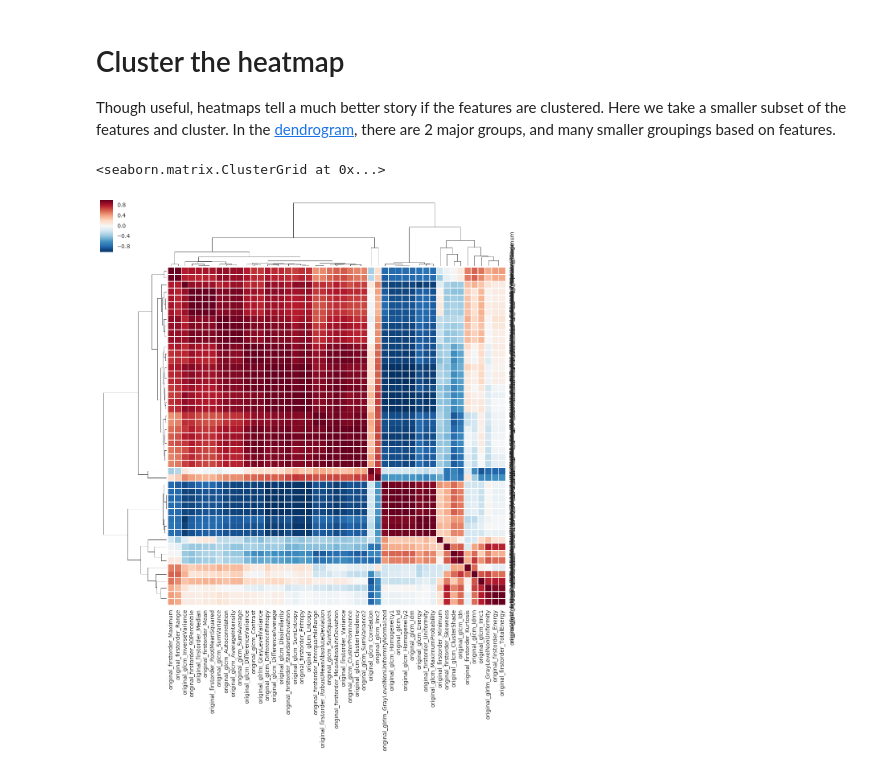
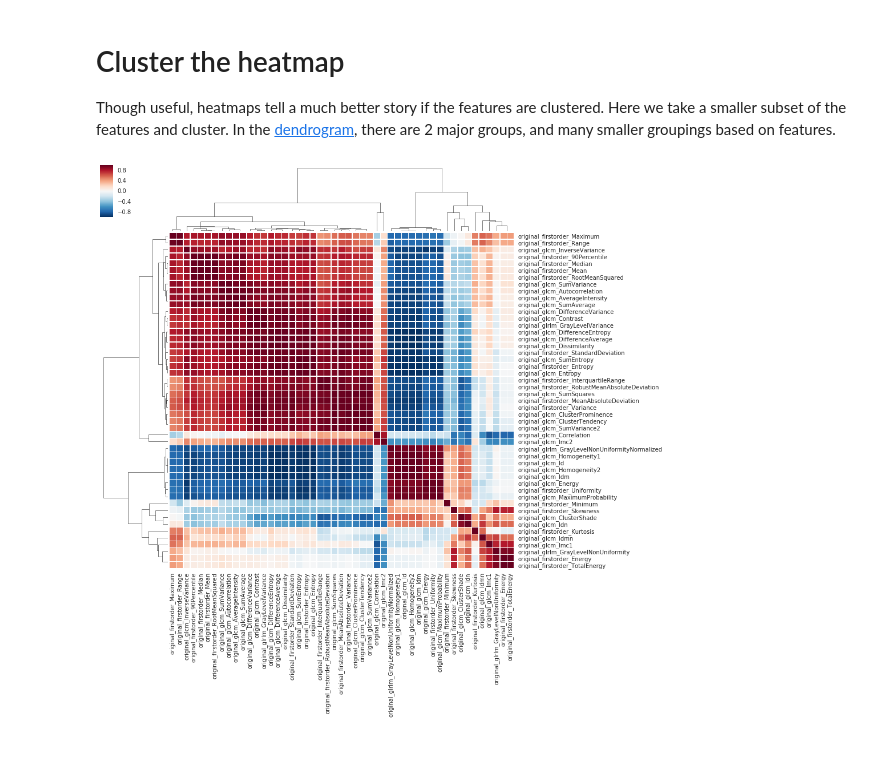
Before and after one commit to AIM-Harvard/pyradiomics, a Jupyter notebook: bin/Notebooks/FeatureVisualization.ipynb, the cells around one changed output. Cells and saved outputs as stored; diff of their text form; code cells hidden in the pictures.

Commit message:
Changed clustermap plotting to show feature names horizontally on y axis

```diff
--- a/bin/Notebooks/FeatureVisualization.ipynb
+++ b/bin/Notebooks/FeatureVisualization.ipynb
@@ -157,8 +157,8 @@ Though useful, heatmaps tell a much better story if the features are clustered.
 # %%
 # Choose a subset of features for clustering
 dd = d.iloc[:,1:50]
 
-sns.clustermap(dd.corr(), linewidths=.5, figsize=(13,13))
+pp = sns.clustermap(dd.corr(), linewidths=.5, figsize=(13,13))
+_ = plt.setp(pp.ax_heatmap.get_yticklabels(), rotation=0)
 # %% [output]
-<seaborn.matrix.ClusterGrid at 0x...>
-[figure, old version]
+[figure, new version]
```
Also changed, not shown: parts of 2 cells of this notebook.
